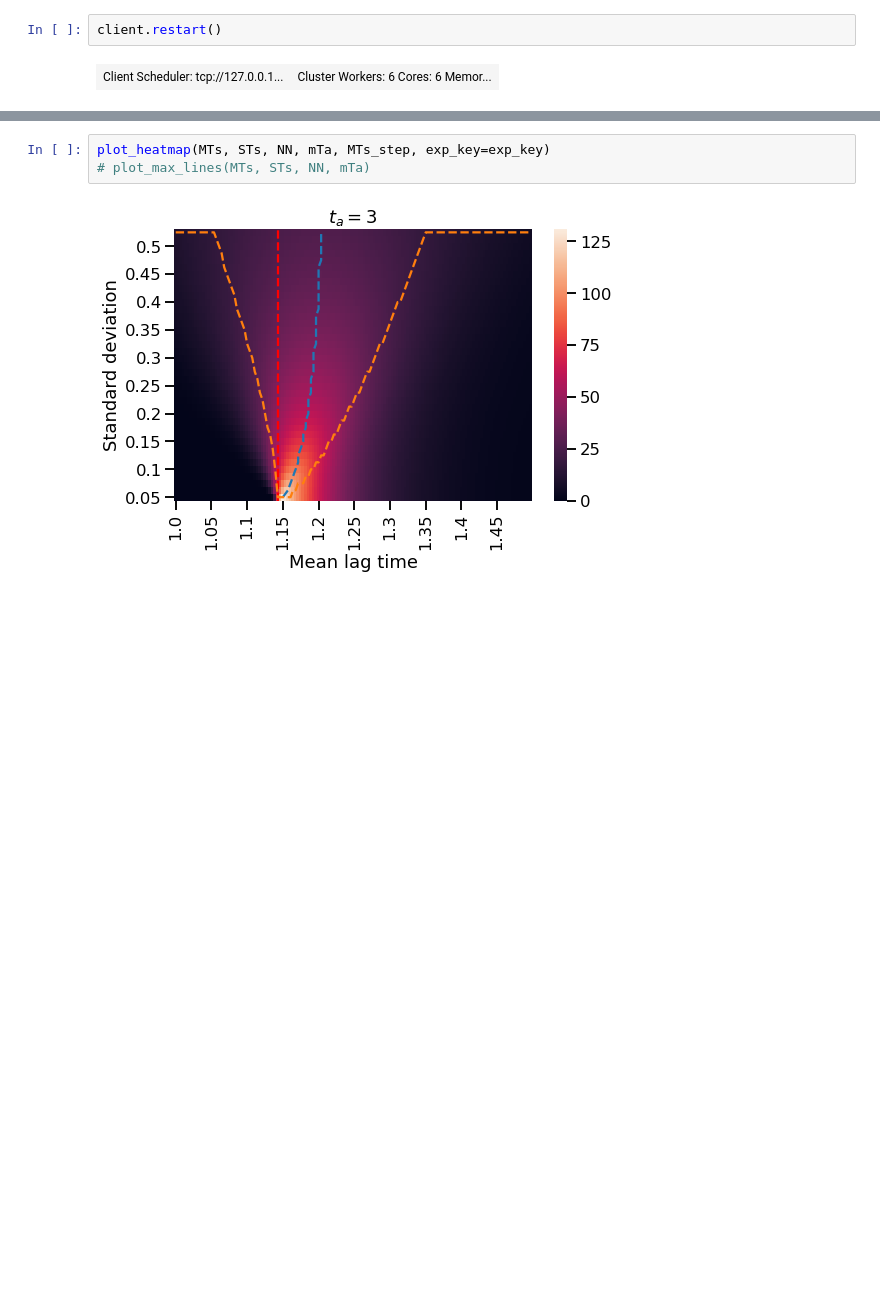
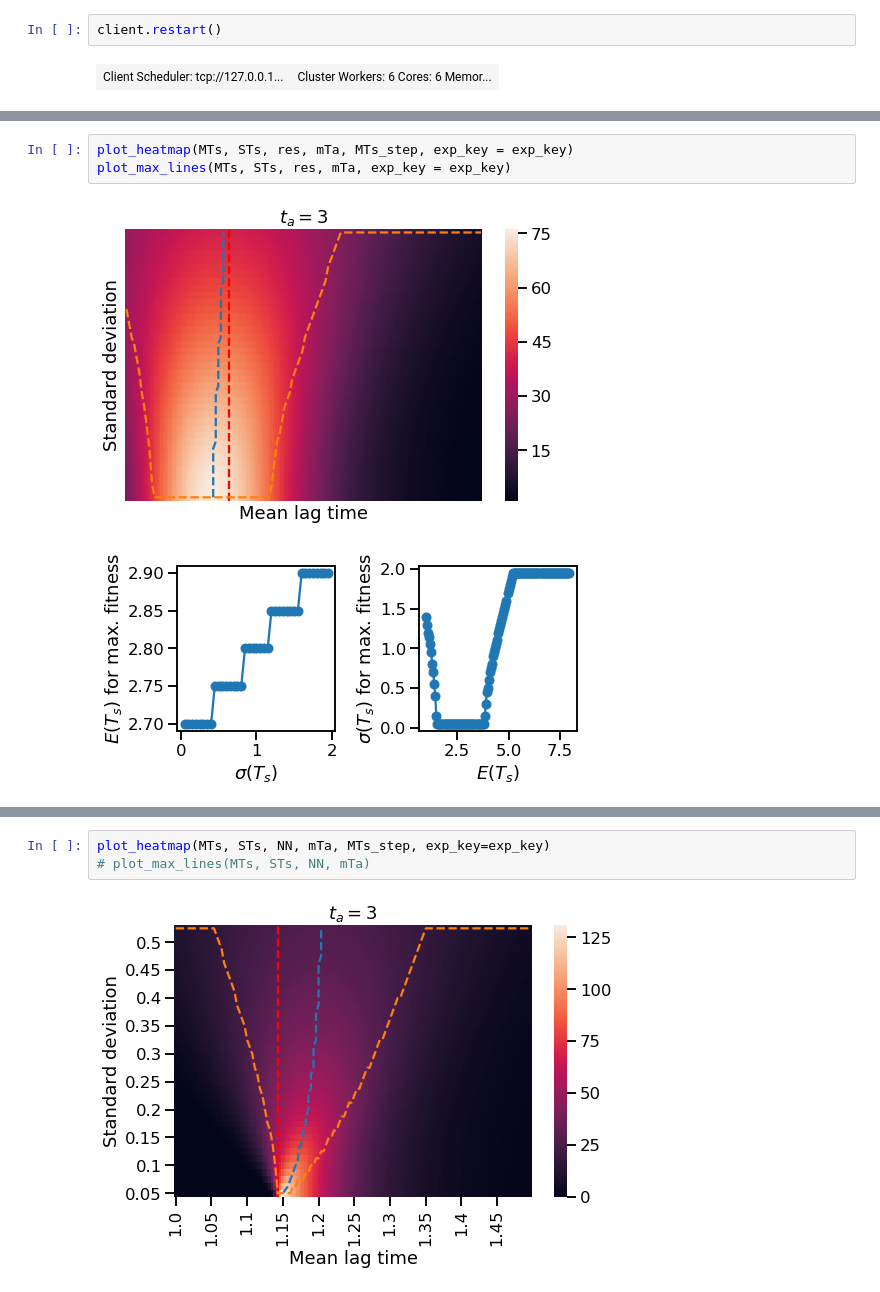
Before and after one commit to gutiloluis/pqe1, a Jupyter notebook: 190409_Integration.ipynb, the cells around one changed output, grey strips where cells are left out. Saved outputs shown, nothing was run; the diff lists cells and outputs as text; blank space fills up the shorter version.

```diff
--- a/190409_Integration.ipynb
+++ b/190409_Integration.ipynb
@@ -297,0 +301,6 @@ exp_key
+# %%
+plot_heatmap(MTs, STs, res, mTa, MTs_step, exp_key = exp_key)
+plot_max_lines(MTs, STs, res, mTa, exp_key = exp_key)
+# %% [output]
+[figure, added]
+[figure, added]
```
Also changed, not shown: parts of 12 cells of this notebook, 19 other files.
